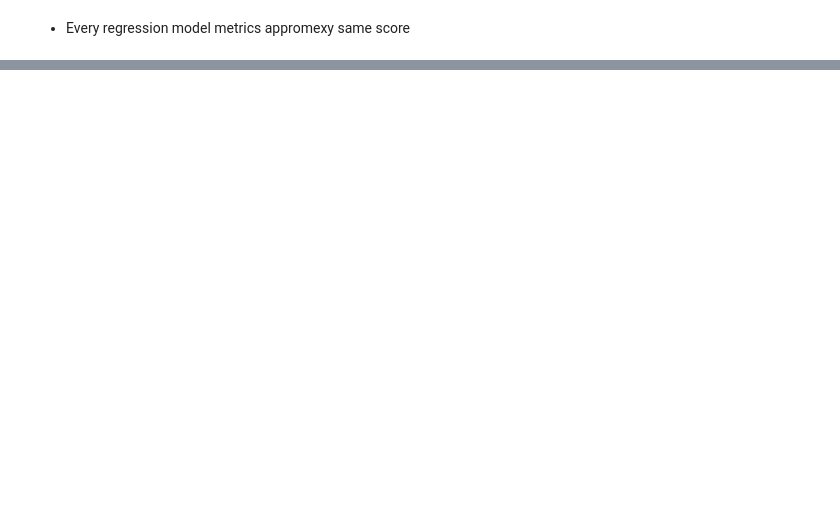
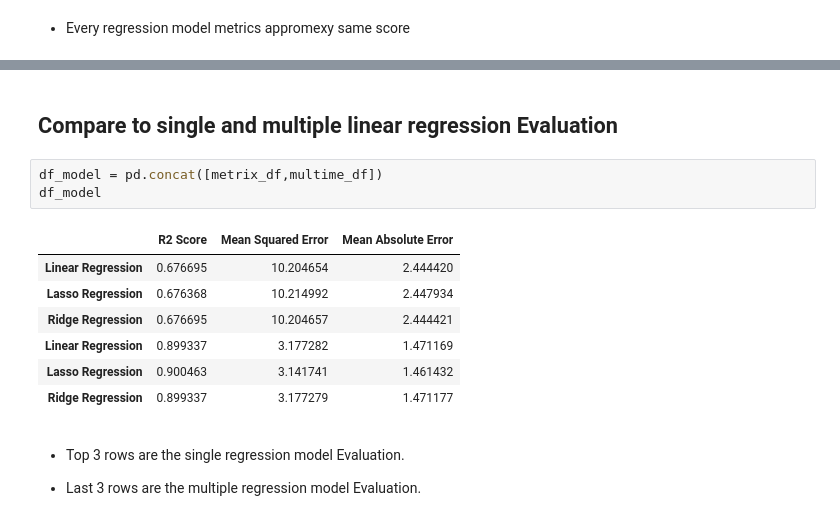
Before and after one commit to ashmi721/Data_Science_Project, a Jupyter notebook: sales_prediction.ipynb, the cells around one changed output, grey strips where cells are left out. Drawn from its saved outputs; the diff is of its cells as text; blank space fills up the shorter version.

```diff
--- a/sales_prediction.ipynb
+++ b/sales_prediction.ipynb
@@ -260,0 +347,17 @@ print(df)
+# %% [markdown]
+## Compare to single and multiple linear regression Evaluation
+# %%
+df_model = pd.concat([metrix_df,multime_df])
+df_model
+# %% [output]
+|  | R2 Score | Mean Squared Error | Mean Absolute Error |
+| Linear Regression | 0.676695 | 10.204654 | 2.444420 |
+| Lasso Regression | 0.676368 | 10.214992 | 2.447934 |
+| Ridge Regression | 0.676695 | 10.204657 | 2.444421 |
+| Linear Regression | 0.899337 | 3.177282 | 1.471169 |
+| Lasso Regression | 0.900463 | 3.141741 | 1.461432 |
+| Ridge Regression | 0.899337 | 3.177279 | 1.471177 |
+# %% [markdown]
+* Top 3 rows are the single regression model Evaluation.
+
+* Last 3 rows are the multiple regression model Evaluation.
```
Also changed, not shown: parts of 14 cells of this notebook.
